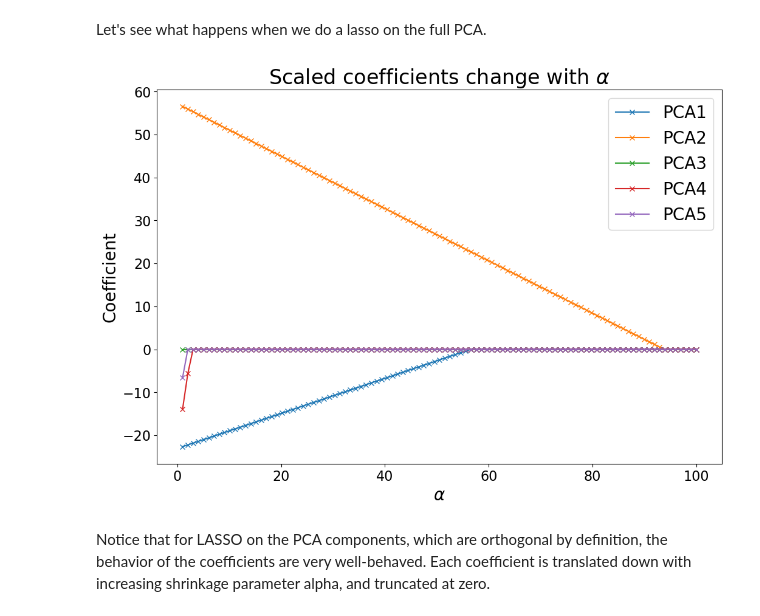
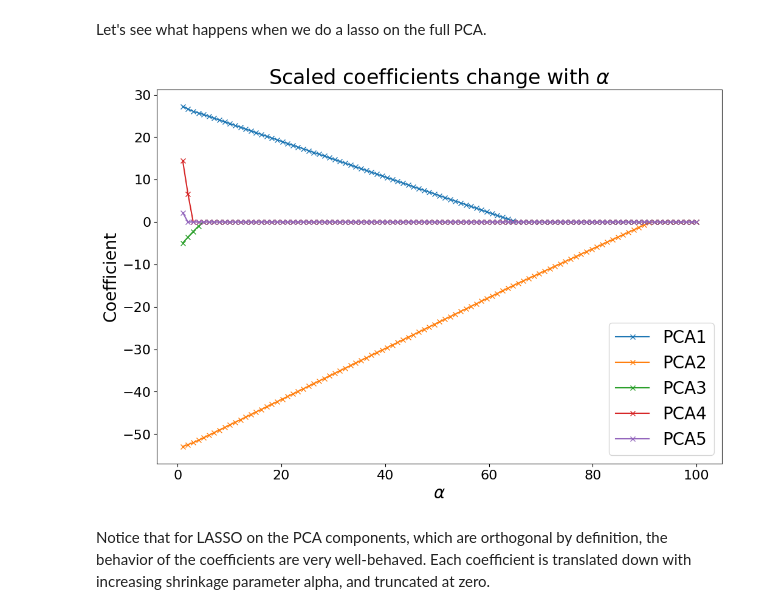
Before and after one commit to materialsvirtuallab/nano281, a Jupyter notebook: lectures/notebooks/Lecture 05 - Unsupervised learning.ipynb, the cells around one changed output. Drawn from its saved outputs; the diff is of its cells as text; code cells hidden in the pictures.

```diff
--- a/lectures/notebooks/Lecture 05 - Unsupervised learning.ipynb
+++ b/lectures/notebooks/Lecture 05 - Unsupervised learning.ipynb
@@ -72,7 +79,8 @@ We will now perform a PCA using scikit-learn.
 from sklearn.decomposition import PCA
 
 pca = PCA()
-pca.fit(z)
-z_pca = pca.transform(z)
+pca.fit(z_train)
+z_pca_train = pca.transform(z_train)
+z_pca = pca.transform(scaler.transform(x))
 print(pca.explained_variance_)
 # %% [output]
@@ -90,27 +98,2 @@ plt.ylabel("PCA2");
 # %% [markdown]
 We can do a linear regression on the first two PCA components instead of all four variables.
-# %%
-from sklearn import linear_model
-from sklearn.metrics import mean_squared_error, r2_score
-from sklearn.model_selection import KFold, cross_val_predict
-
-kfold = KFold(n_splits=5, shuffle=True, random_state=42)
-
-mlr = linear_model.LinearRegression()
-yhat_mlr = cross_val_predict(mlr, z_pca[:, 0:2], y, cv=kfold)
-r2_mlr = r2_score(y, yhat_mlr)
-mae_mlr = mean_squared_error(y, yhat_mlr)
-label_mlr = f"MLR: $R^2$ = {r2_mlr:.3f}, MSE = {mae_mlr:.1f}"
-
-f, ax = plt.subplots(figsize=(8, 8))
-plt.plot(y, yhat_mlr, "o", label=label_mlr)
-l = plt.ylabel("$K_{predicted}$ (GPa)")
-l = plt.xlabel("$K$ (GPa)")
-plt.legend()
-plt.xlim([0, 410])
-plt.ylim([0, 410])
-plt.plot([0, 410], [0, 410], "k--")
-
-mlr.fit(z_pca[:, 0:2], y)
-# equation = "%.3f + %.3f PCA1 + %.3f PCA2" % (mlr.intercept_, *mlr.coef_)
-# plt.title(equation);
@@ -119,0 +100,5 @@ LinearRegression()
+# %%
+from sklearn import linear_model
+
+mlr = linear_model.LinearRegression()
+train_fit_plot_model(mlr, z_pca[:, 0:2], y);
@@ -122,29 +109,31 @@ If you compare to the results obtained from Lecture 02 - Linear Methods, you can
 # %% [markdown]
 Let's see what happens when we do a lasso on the full PCA.
 # %%
-from sklearn.model_selection import cross_validate
+from sklearn.model_selection import KFold, cross_validate
+
+kfold = KFold(n_splits=5, shuffle=True, random_state=42)
 
 features = [f"PCA{i + 1}" for i in range(5)]
 alphas = np.linspace(1, 100, 99)
 cv_results = []
 coeffs = []
 for alpha in alphas:
     lasso = linear_model.Lasso(alpha=alpha, max_iter=100000)
     lasso.fit(z_pca, y)
-    scores = cross_validate(lasso, z_pca, y, cv=kfold, scoring="neg_mean_squared_error")
+    scores = cross_validate(lasso, z_pca_train, y_train, cv=kfold, scoring="neg_mean_squared_error")
     cv_results.append([alpha, -np.mean(scores["test_score"]), *list(lasso.coef_)])
 
 cv_results = pd.DataFrame(cv_results, columns=["alpha", "score", *features])
 f, ax = plt.subplots(figsize=(12, 8))
 for f in features:
     plt.plot(cv_results["alpha"], cv_results[f], "-x", label=f)
     # plt.xscale('log')
     plt.xlabel(r"$\alpha$")
     plt.ylabel("Coefficient")
     plt.title(r"Scaled coefficients change with $\alpha$")
 plt.legend();
 # %% [output]
-[figure, old version]
+[figure, new version]
 # %% [markdown]
 Notice that for LASSO on the PCA components, which are orthogonal by definition, the behavior of the coefficients are very well-behaved. Each coefficient is translated down with increasing shrinkage parameter alpha, and truncated at zero.
 # %% [markdown]
```
Also changed, not shown: parts of 10 cells of this notebook, 3 other files.
